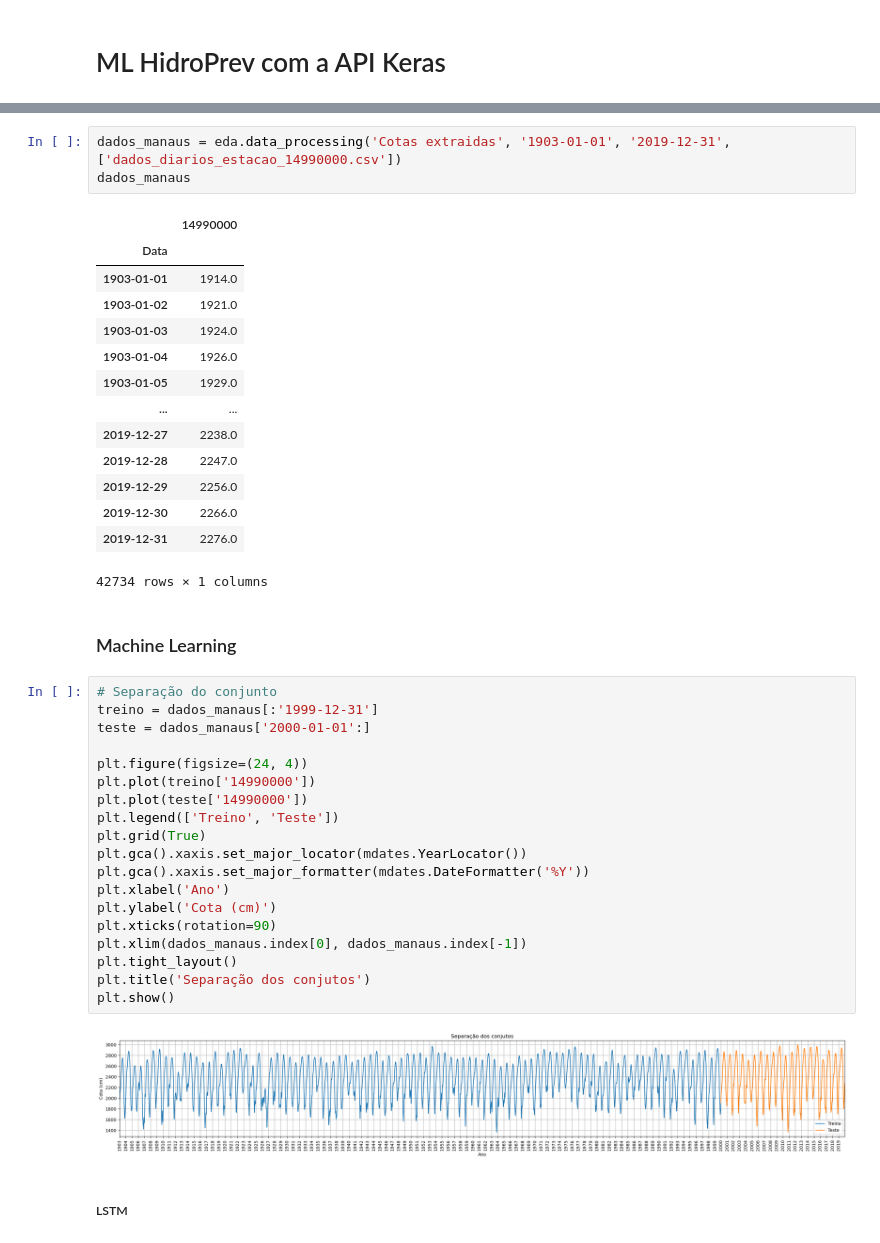
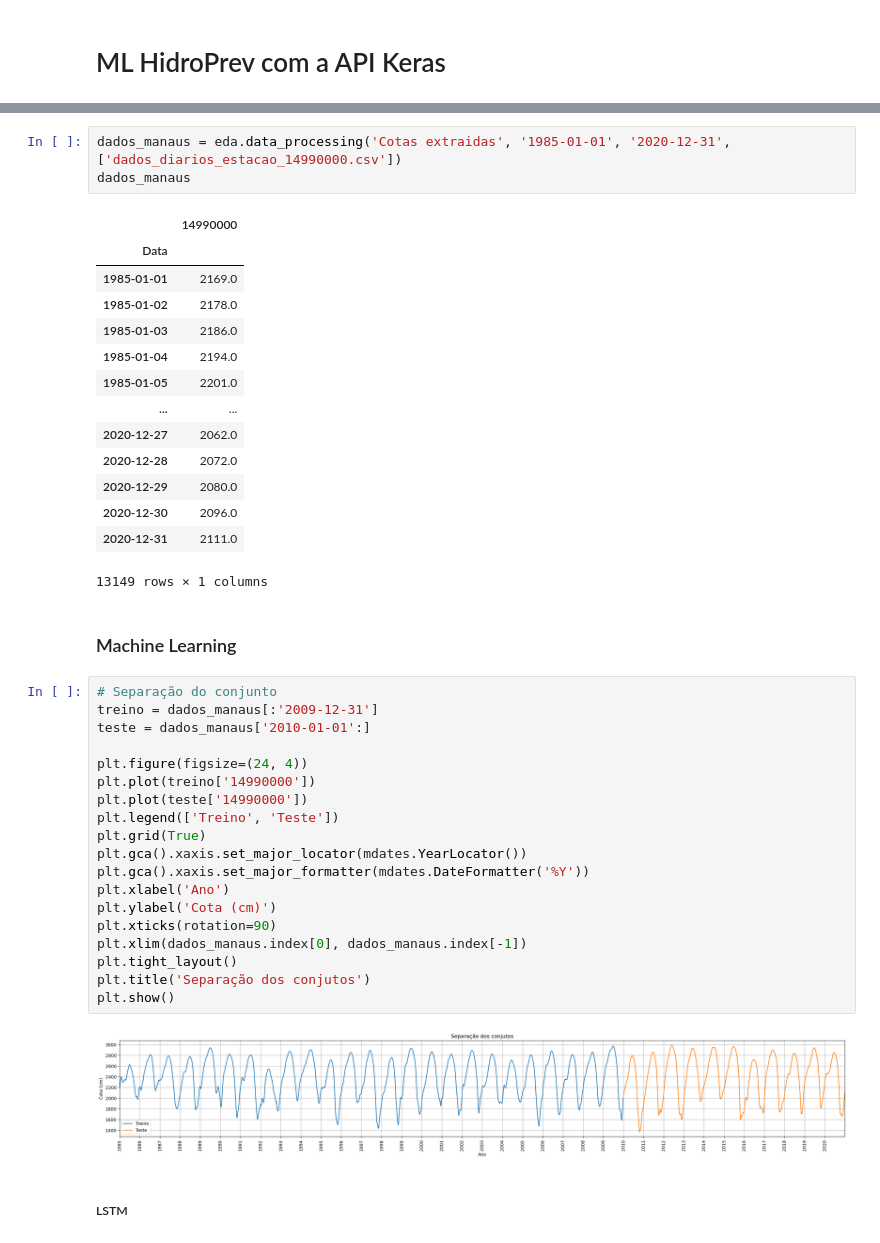
Before and after one commit to DioGS17/ML-HidroPrev, a Jupyter notebook: teste_estacao_14990000_tf.ipynb, the cells around one changed output, grey strips where cells are left out. Cells and saved outputs as stored; diff of their text form.

```diff
--- a/teste_estacao_14990000_tf.ipynb
+++ b/teste_estacao_14990000_tf.ipynb
@@ -23,45 +23,45 @@ W0000 00:00:1753896629.871459 2741685 computation_placer.cc:177] computation pla
 To enable the following instructions: AVX2 FMA, in other operations, rebuild TensorFlow with the appropriate compiler flags.
 # %%
-dados_manaus = eda.data_processing('Cotas extraidas', '1903-01-01', '2019-12-31', ['dados_diarios_estacao_14990000.csv'])
+dados_manaus = eda.data_processing('Cotas extraidas', '1985-01-01', '2020-12-31', ['dados_diarios_estacao_14990000.csv'])
 dados_manaus
 # %% [output]
 |  | 14990000 |
 | Data |  |
-| 1903-01-01 | 1914.0 |
-| 1903-01-02 | 1921.0 |
-| 1903-01-03 | 1924.0 |
-| 1903-01-04 | 1926.0 |
-| 1903-01-05 | 1929.0 |
+| 1985-01-01 | 2169.0 |
+| 1985-01-02 | 2178.0 |
+| 1985-01-03 | 2186.0 |
+| 1985-01-04 | 2194.0 |
+| 1985-01-05 | 2201.0 |
 | ... | ... |
-| 2019-12-27 | 2238.0 |
-| 2019-12-28 | 2247.0 |
-| 2019-12-29 | 2256.0 |
-| 2019-12-30 | 2266.0 |
-| 2019-12-31 | 2276.0 |
+| 2020-12-27 | 2062.0 |
+| 2020-12-28 | 2072.0 |
+| 2020-12-29 | 2080.0 |
+| 2020-12-30 | 2096.0 |
+| 2020-12-31 | 2111.0 |
-42734 rows × 1 columns
+13149 rows × 1 columns
 # %% [markdown]
 ### Machine Learning
 # %%
 # Separação do conjunto
-treino = dados_manaus[:'1999-12-31']
-teste = dados_manaus['2000-01-01':]
+treino = dados_manaus[:'2009-12-31']
+teste = dados_manaus['2010-01-01':]
 
 plt.figure(figsize=(24, 4))
 plt.plot(treino['14990000'])
 plt.plot(teste['14990000'])
 plt.legend(['Treino', 'Teste'])
 plt.grid(True)
 plt.gca().xaxis.set_major_locator(mdates.YearLocator())
 plt.gca().xaxis.set_major_formatter(mdates.DateFormatter('%Y'))
 plt.xlabel('Ano')
 plt.ylabel('Cota (cm)')
 plt.xticks(rotation=90)
 plt.xlim(dados_manaus.index[0], dados_manaus.index[-1])
 plt.tight_layout()
 plt.title('Separação dos conjutos')
 plt.show()
 # %% [output]
-[figure, old version]
+[figure, new version]
 # %% [markdown]
 ##### LSTM
 # %%
```
Also changed, not shown: parts of 14 cells of this notebook, 2 other files.
